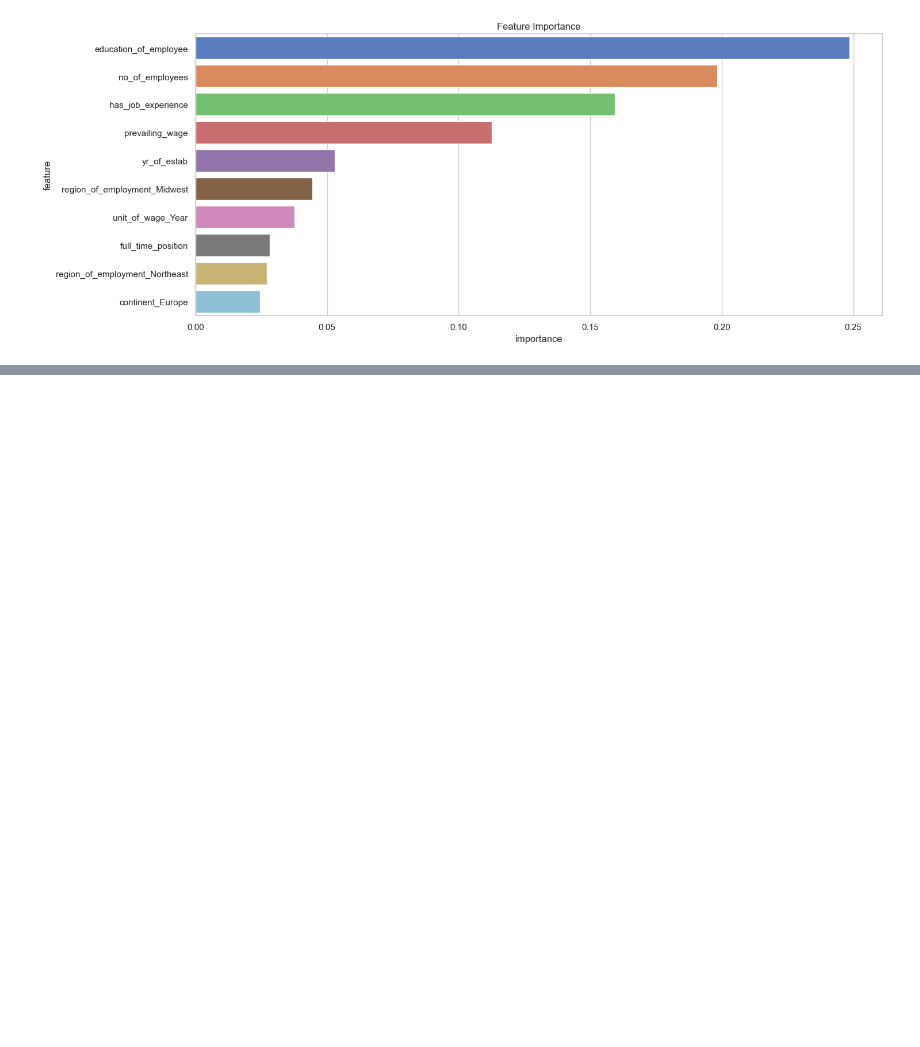
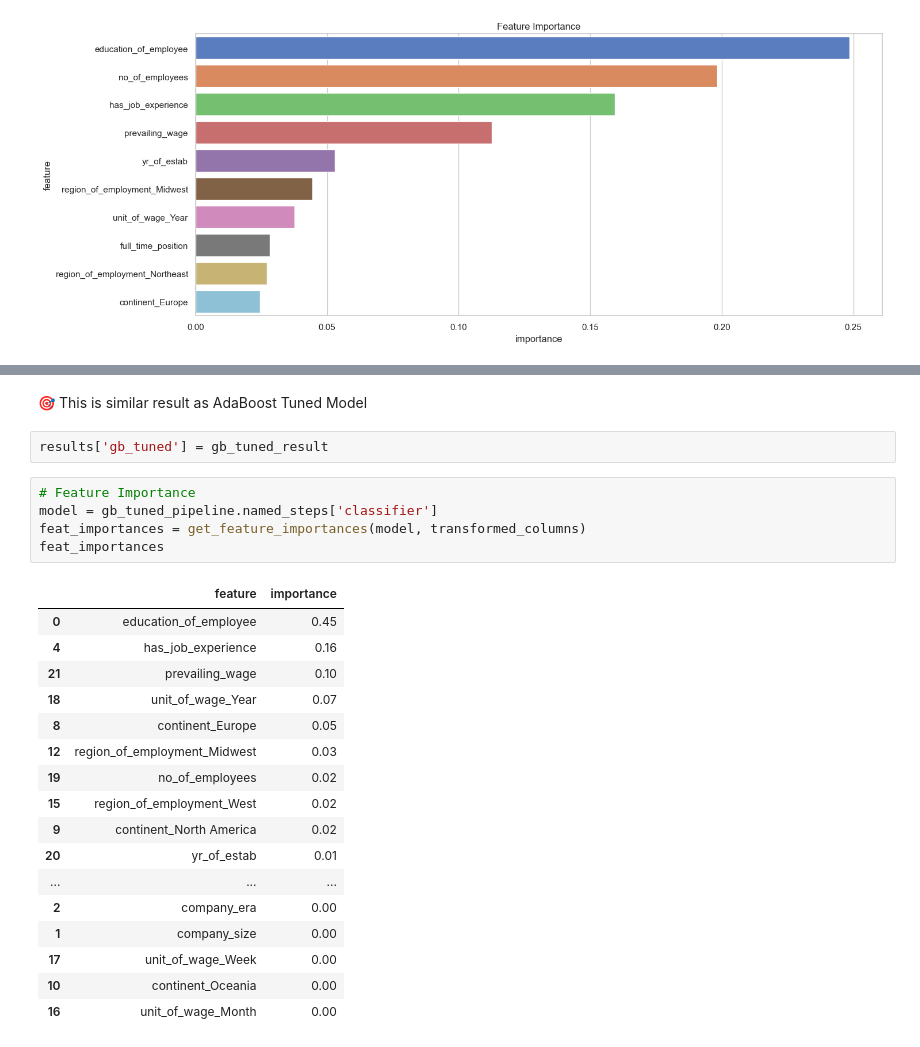
Before and after one commit to nszenoti/PYPG, a Jupyter notebook: projects/easyvisa/notebook.ipynb, the cells around one changed output, grey strips where cells are left out. Drawn from its saved outputs; the diff is of its cells as text; blank space fills up the shorter version.

```diff
--- a/projects/easyvisa/notebook.ipynb
+++ b/projects/easyvisa/notebook.ipynb
@@ -4010,0 +4196,27 @@ This suggests that AdaBoost has identified more nuanced patterns, particularly a
+# %% [markdown]
+🎯 This is similar result as AdaBoost Tuned Model
+# %%
+results['gb_tuned'] = gb_tuned_result
+# %%
+# Feature Importance
+model = gb_tuned_pipeline.named_steps['classifier']
+feat_importances = get_feature_importances(model, transformed_columns)
+feat_importances
+# %% [output]
+|  | feature | importance |
+| 0 | education_of_employee | 0.45 |
+| 4 | has_job_experience | 0.16 |
+| 21 | prevailing_wage | 0.10 |
+| 18 | unit_of_wage_Year | 0.07 |
+| 8 | continent_Europe | 0.05 |
+| 12 | region_of_employment_Midwest | 0.03 |
+| 19 | no_of_employees | 0.02 |
+| 15 | region_of_employment_West | 0.02 |
+| 9 | continent_North America | 0.02 |
+| 20 | yr_of_estab | 0.01 |
+| ... | ... | ... |
+| 2 | company_era | 0.00 |
+| 1 | company_size | 0.00 |
+| 17 | unit_of_wage_Week | 0.00 |
+| 10 | continent_Oceania | 0.00 |
+| 16 | unit_of_wage_Month | 0.00 |
```
Also changed, not shown: parts of 84 cells of this notebook, 8 other files.
